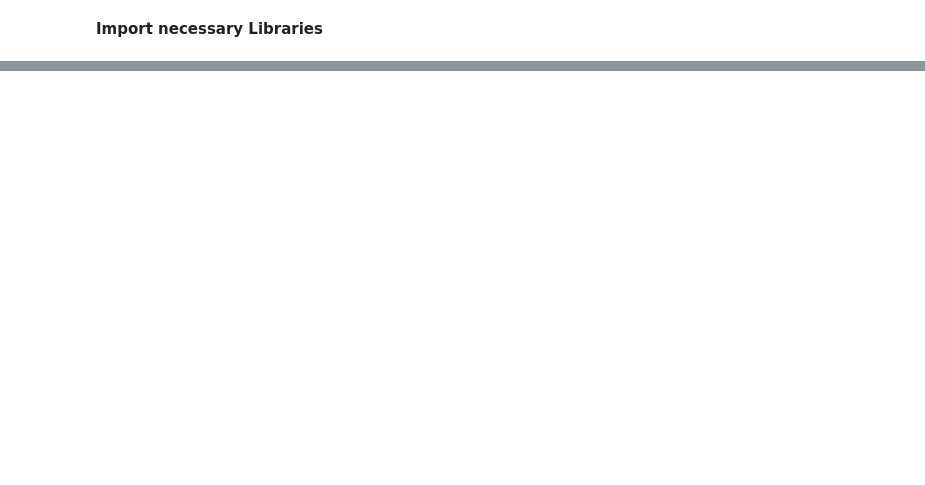
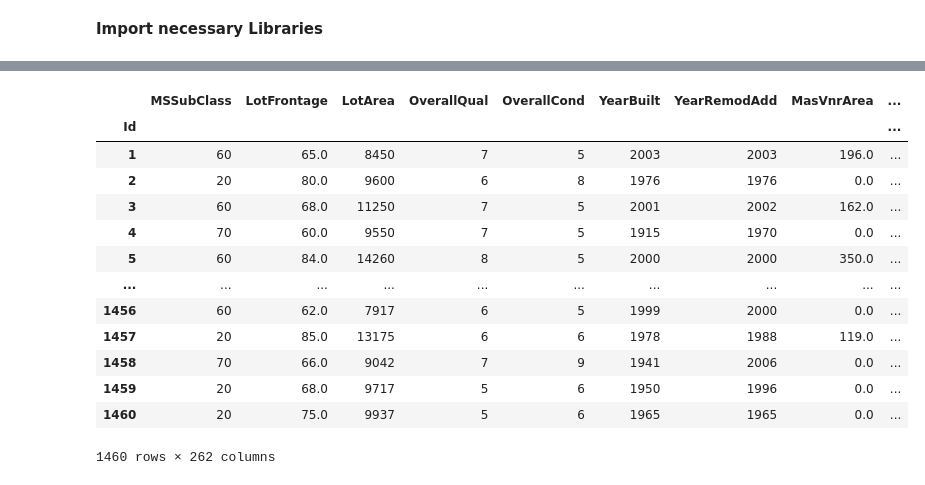
Before and after one commit to Jayasurya227/Predicting-House-Price, a Jupyter notebook: Predicting_House_Price_Project.ipynb, the cells around one changed output, grey strips where cells are left out. Drawn from its saved outputs; the diff is of its cells as text; code cells hidden in the pictures; blank space fills up the shorter version.

```diff
--- a/Predicting_House_Price_Project.ipynb
+++ b/Predicting_House_Price_Project.ipynb
@@ -425,0 +360,8 @@ print(np.sqrt(mean_squared_error(y_test,ridge_pred )))
+# %%
+# Based on the likely remaining missing values (GarageYrBlt), impute the remaining numerical features.
+# GarageYrBlt can be imputed with 0 (assuming 0 means no garage, consistent with GarageArea/Cars=0)
+if 'GarageYrBlt' in all_data.columns:
+    all_data['GarageYrBlt'] = all_data['GarageYrBlt'].fillna(0)
+
+
+print("\nMissing values after all imputation:", all_data.isnull().sum().sum())
@@ -425,0 +372,12 @@ print(np.sqrt(mean_squared_error(y_test,ridge_pred )))
+# %%
+# Create a total square footage feature
+all_data['TotalSF'] = all_data['TotalBsmtSF'] + all_data['1stFlrSF'] + all_data['2ndFlrSF']
+
+# Create a total bathrooms feature
+all_data['TotalBath'] = (all_data['FullBath'] + (0.5 * all_data['HalfBath']) +
+                         all_data['BsmtFullBath'] + (0.5 * all_data['BsmtHalfBath']))
+
+# Create a feature for age of the house at sale
+all_data['Age'] = all_data['YrSold'] - all_data['YearBuilt']
+
+print("New features created.")
@@ -425,0 +414,6 @@ print(np.sqrt(mean_squared_error(y_test,ridge_pred )))
+# %%
+# Convert any remaining object columns to category type for one-hot encoding
+categorical_cols = all_data.select_dtypes(include=['object']).columns
+all_data = pd.get_dummies(all_data, columns=categorical_cols, drop_first=True)
+
+print(f"Data shape after encoding: {all_data.shape}")
@@ -425,0 +424,8 @@ print(np.sqrt(mean_squared_error(y_test,ridge_pred )))
+# %%
+# Separate the preprocessed data back into training and testing sets
+X = all_data[:len(train_df)]
+y = train_df['SalePrice'] # SalePrice was already log-transformed and is only in train_df
+X_test_final = all_data[len(train_df):]
+
+# Split the training data for validation
+X_train, X_val, y_train, y_val = train_test_split(X, y, test_size=0.2, random_state=42)
@@ -425,0 +440,17 @@ print(np.sqrt(mean_squared_error(y_test,ridge_pred )))
+# %%
+X
+# %% [output]
+|  | MSSubClass | LotFrontage | LotArea | OverallQual | OverallCond | YearBuilt | YearRemodAdd | MasVnrArea | ... |
+| Id |  |  |  |  |  |  |  |  | ... |
+| 1 | 60 | 65.0 | 8450 | 7 | 5 | 2003 | 2003 | 196.0 | ... |
+| 2 | 20 | 80.0 | 9600 | 6 | 8 | 1976 | 1976 | 0.0 | ... |
+| 3 | 60 | 68.0 | 11250 | 7 | 5 | 2001 | 2002 | 162.0 | ... |
+| 4 | 70 | 60.0 | 9550 | 7 | 5 | 1915 | 1970 | 0.0 | ... |
+| 5 | 60 | 84.0 | 14260 | 8 | 5 | 2000 | 2000 | 350.0 | ... |
+| ... | ... | ... | ... | ... | ... | ... | ... | ... | ... |
+| 1456 | 60 | 62.0 | 7917 | 6 | 5 | 1999 | 2000 | 0.0 | ... |
+| 1457 | 20 | 85.0 | 13175 | 6 | 6 | 1978 | 1988 | 119.0 | ... |
+| 1458 | 70 | 66.0 | 9042 | 7 | 9 | 1941 | 2006 | 0.0 | ... |
+| 1459 | 20 | 68.0 | 9717 | 5 | 6 | 1950 | 1996 | 0.0 | ... |
+| 1460 | 20 | 75.0 | 9937 | 5 | 6 | 1965 | 1965 | 0.0 | ... |
+1460 rows × 262 columns
```
Also changed, not shown: parts of 105 cells of this notebook.
